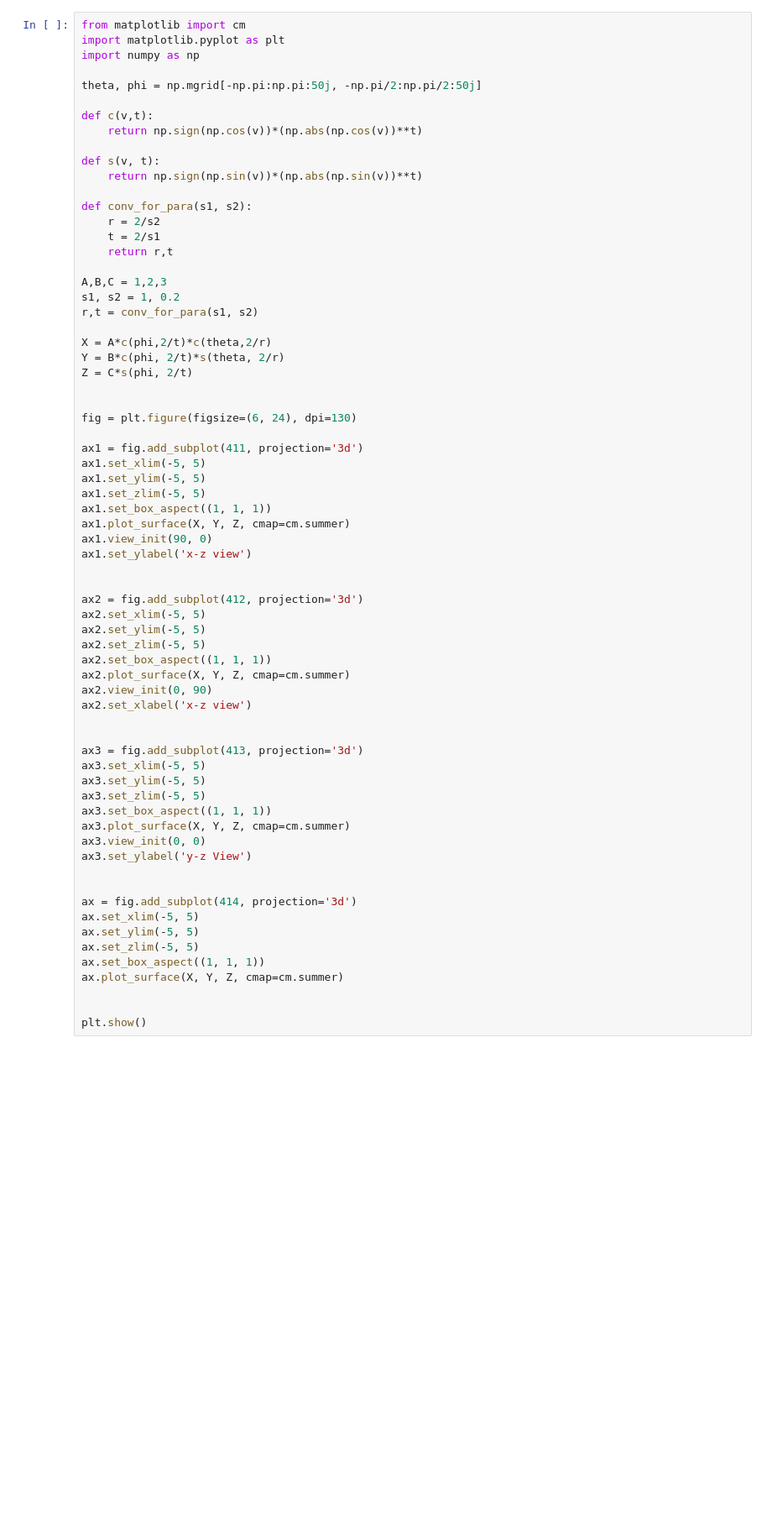
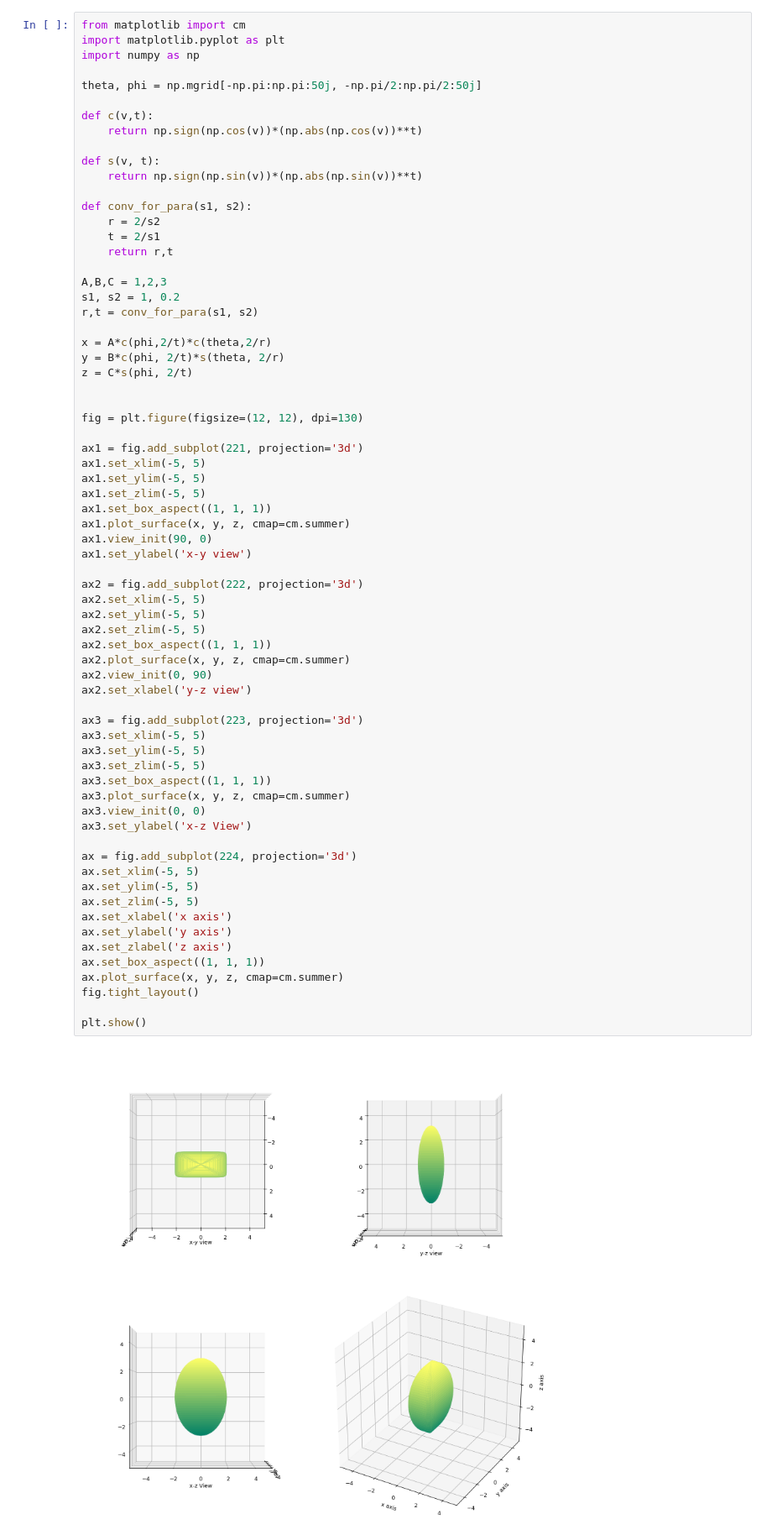
Before and after one commit to Divyanshu-info/College, a Jupyter notebook: Ellipsoid.ipynb, the cells around one changed output. Shown at 84% size. Drawn from its saved outputs; the diff is of its cells as text; blank space fills up the shorter version.

```diff
--- a/Ellipsoid.ipynb
+++ b/Ellipsoid.ipynb
@@ -58,49 +88,51 @@ A,B,C = 1,2,3
 s1, s2 = 1, 0.2
 r,t = conv_for_para(s1, s2)
 
-X = A*c(phi,2/t)*c(theta,2/r)
-Y = B*c(phi, 2/t)*s(theta, 2/r)
-Z = C*s(phi, 2/t)
+x = A*c(phi,2/t)*c(theta,2/r)
+y = B*c(phi, 2/t)*s(theta, 2/r)
+z = C*s(phi, 2/t)
 
 
-fig = plt.figure(figsize=(6, 24), dpi=130)
+fig = plt.figure(figsize=(12, 12), dpi=130)
 
-ax1 = fig.add_subplot(411, projection='3d')
+ax1 = fig.add_subplot(221, projection='3d')
 ax1.set_xlim(-5, 5)
 ax1.set_ylim(-5, 5)
 ax1.set_zlim(-5, 5)
 ax1.set_box_aspect((1, 1, 1))
-ax1.plot_surface(X, Y, Z, cmap=cm.summer)
+ax1.plot_surface(x, y, z, cmap=cm.summer)
 ax1.view_init(90, 0)
-ax1.set_ylabel('x-z view')
+ax1.set_ylabel('x-y view')
 
-
-ax2 = fig.add_subplot(412, projection='3d')
+ax2 = fig.add_subplot(222, projection='3d')
 ax2.set_xlim(-5, 5)
 ax2.set_ylim(-5, 5)
 ax2.set_zlim(-5, 5)
 ax2.set_box_aspect((1, 1, 1))
-ax2.plot_surface(X, Y, Z, cmap=cm.summer)
+ax2.plot_surface(x, y, z, cmap=cm.summer)
 ax2.view_init(0, 90)
-ax2.set_xlabel('x-z view')
+ax2.set_xlabel('y-z view')
 
-
-ax3 = fig.add_subplot(413, projection='3d')
+ax3 = fig.add_subplot(223, projection='3d')
 ax3.set_xlim(-5, 5)
 ax3.set_ylim(-5, 5)
 ax3.set_zlim(-5, 5)
 ax3.set_box_aspect((1, 1, 1))
-ax3.plot_surface(X, Y, Z, cmap=cm.summer)
+ax3.plot_surface(x, y, z, cmap=cm.summer)
 ax3.view_init(0, 0)
-ax3.set_ylabel('y-z View')
+ax3.set_ylabel('x-z View')
 
-
-ax = fig.add_subplot(414, projection='3d')
+ax = fig.add_subplot(224, projection='3d')
 ax.set_xlim(-5, 5)
 ax.set_ylim(-5, 5)
 ax.set_zlim(-5, 5)
+ax.set_xlabel('x axis')
+ax.set_ylabel('y axis')
+ax.set_zlabel('z axis')
 ax.set_box_aspect((1, 1, 1))
-ax.plot_surface(X, Y, Z, cmap=cm.summer)
-
+ax.plot_surface(x, y, z, cmap=cm.summer)
+fig.tight_layout()
 
 plt.show()
+# %% [output]
+[figure, added]
```
Also changed, not shown: parts of 1 cell of this notebook, 1 other file.
